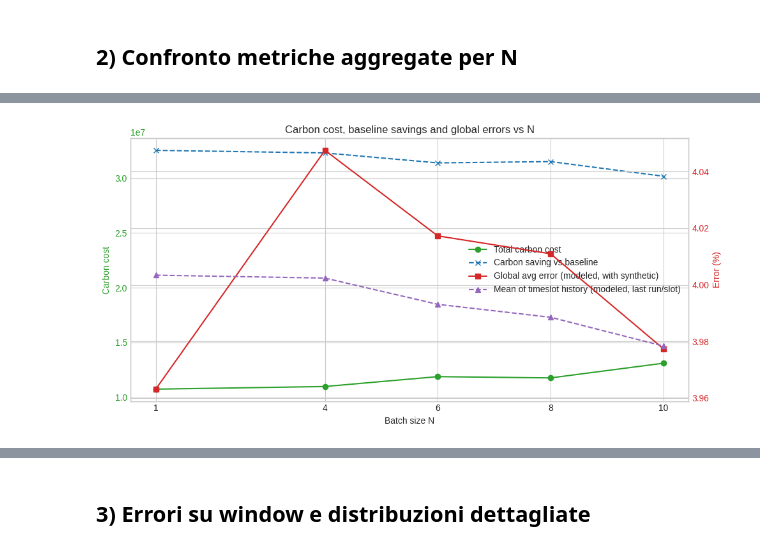
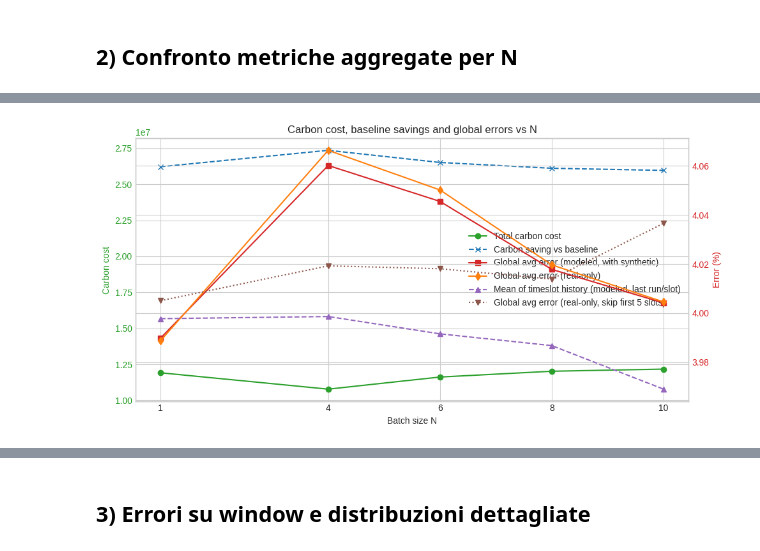
Before and after one commit to frenzis01/carbonshift, a Jupyter notebook: online2/notebooks/nshift_speed_analysis.ipynb, the cells around one changed output, grey strips where cells are left out. Cells and saved outputs as stored; diff of their text form; code cells hidden in the pictures.

```diff
--- a/online2/notebooks/nshift_speed_analysis.ipynb
+++ b/online2/notebooks/nshift_speed_analysis.ipynb
@@ -21,6 +21,9 @@ pd.set_option("display.max_columns", 100)
 TIMELINE_HIGHLIGHT_PLOT_MODE = "both"
 TIMELINE_HIGHLIGHT_DARK_FACTOR = 0.55
 
+
+# Skip first K slots for steady-state error metric (excludes startup transient):
+SKIP_FIRST_K_SLOTS = 5
 STRATEGY_COLORS = {
     "Fast": "#1f77b4",
     "Balanced": "#2ca02c",
@@ -83,6 +91,12 @@ for n in summary_df["batch_size"].tolist():
 threshold = float(scenario["metadata"]["max_error_threshold"])
 total_slots = int(scenario["metadata"]["total_slots"])
 slot_duration = float(scenario["metadata"]["slot_duration_seconds"])
+window_past_decay_slots = int(
+    scenario.get("metadata", {}).get(
+        "error_window_past_decay_slots",
+        getattr(online2_config, "ERROR_WINDOW_PAST_DECAY_SLOTS", 0),
+    )
+)
 
 summary_df
 # %% [output]
@@ -288,6 +303,13 @@ def _history_last_run_per_slot(req_df, timings_df, scenario_payload, total_slots
     w_past = int(scenario_payload["metadata"]["error_window_past"])
     w_future = int(scenario_payload["metadata"]["error_window_future"])
     prehistory = scenario_payload.get("prehistory_slots", [])
+    prehistory_by_slot = {
+        int(p["slot"]): {
+            "count": int(p["request_count"]),
+            "error": float(p["error_per_request"]),
+        }
+        for p in prehistory
+    }
 
     rows = []
     for row in timings_df.sort_values("batch_sequence").itertuples(index=False):
@@ -307,23 +329,51 @@ def _history_last_run_per_slot(req_df, timings_df, scenario_payload, total_slots
         real_sum = float(in_window["error"].sum()) if not in_window.empty else 0.0
         real_cnt = int(len(in_window))
 
+        real_weighted_cnt = 0.0
+        real_weighted_sum = 0.0
+        modeled_weighted_cnt = 0.0
+        modeled_weighted_sum = 0.0
+        for offset in range(1, window_past_decay_slots + 1):
+            decay_slot = window_start_modeled - offset
+            decay_weight = float(window_past_decay_slots - offset + 1) / float(window_past_decay_slots + 1)
+
+            slot_real = state_df[state_df["scheduled_slot"] == decay_slot]["error"]
+            slot_real_cnt = int(len(slot_real))
+            slot_real_sum = float(slot_real.sum()) if slot_real_cnt else 0.0
+            if slot_real_cnt > 0:
+                weighted_real_cnt = float(slot_real_cnt) * decay_weight
+                real_weighted_cnt += weighted_real_cnt
+                real_weighted_sum += (slot_real_sum / float(slot_real_cnt)) * weighted_real_cnt
+
+            slot_modeled_cnt = float(slot_real_cnt)
+            slot_modeled_sum = slot_real_sum
+            pre_info = prehistory_by_slot.get(decay_slot)
+            if pre_info is not None:
+                slot_modeled_cnt += float(pre_info["count"])
+                slot_modeled_sum += float(pre_info["count"]) * float(pre_info["error"])
+            if slot_modeled_cnt > 0.0:
+                weighted_modeled_cnt = slot_modeled_cnt * decay_weight
+                modeled_weighted_cnt += weighted_modeled_cnt
+                modeled_weighted_sum += (slot_modeled_sum / slot_modeled_cnt) * weighted_modeled_cnt
+
         pre_cnt = 0
         pre_sum = 0.0
-        for p in prehistory:
-            p_slot = int(p["slot"])
+        for p_slot, p_info in prehistory_by_slot.items():
             if window_start_modeled <= p_slot <= window_end:
-                p_count = int(p["request_count"])
-                p_err = float(p["error_per_request"])
+                p_count = int(p_info["count"])
+                p_err = float(p_info["error"])
                 pre_cnt += p_count
                 pre_sum += p_count * p_err
 
-        modeled_cnt = real_cnt + pre_cnt
+        real_cnt_effective = float(real_cnt) + real_weighted_cnt
+        real_sum_effective = real_sum + real_weighted_sum
+        modeled_cnt = float(real_cnt + pre_cnt) + modeled_weighted_cnt
         rows.append(
             {
                 "timeslot": current_slot,
                 "run_seq": run_seq,
-                "avg_real": (real_sum / real_cnt) if real_cnt else 0.0,
-                "avg_modeled": ((real_sum + pre_sum) / modeled_cnt) if modeled_cnt else 0.0,
+                "avg_real": (real_sum_effective / real_cnt_effective) if real_cnt_effective > 0.0 else 0.0,
+                "avg_modeled": ((real_sum + pre_sum + modeled_weighted_sum) / modeled_cnt) if modeled_cnt > 0.0 else 0.0,
             }
         )
 
@@ -335,6 +385,7 @@ def _history_last_run_per_slot(req_df, timings_df, scenario_payload, total_slots
 
 summary_for_plot = summary_df.copy()
 history_avg_modeled = []
+global_error_skip_first_k = []
 for n in summary_for_plot["batch_size"].tolist():
     hist = _history_last_run_per_slot(
         per_request_by_n[n].copy(),
@@ -344,7 +395,15 @@ for n in summary_for_plot["batch_size"].tolist():
     )
     history_avg_modeled.append(float(hist["avg_modeled"].mean()) if not hist.empty else 0.0)
 
+    req_local = per_request_by_n[n].copy()
+    req_local["scheduled_slot"] = pd.to_numeric(req_local["scheduled_slot"], errors="coerce")
+    req_local["error"] = pd.to_numeric(req_local["error"], errors="coerce")
+    req_local = req_local.dropna(subset=["scheduled_slot", "error"])
+    req_local = req_local[req_local["scheduled_slot"] >= SKIP_FIRST_K_SLOTS]
+    global_error_skip_first_k.append(float(req_local["error"].mean()) if not req_local.empty else 0.0)
+
 summary_for_plot["history_avg_modeled_last_run"] = history_avg_modeled
+summary_for_plot["global_average_error_skip_first_k"] = global_error_skip_first_k
 
 fig, ax1 = plt.subplots(figsize=(10, 5))
 x = summary_for_plot["batch_size"].astype(int)
@@ -371,39 +430,49 @@ if "carbon_cost_saving_vs_baseline" in summary_for_plot.columns:
 ax1.set_xlabel("Batch size N")
 ax1.set_ylabel("Carbon cost", color="tab:green")
 ax1.tick_params(axis="y", labelcolor="tab:green")
 ax1.set_xticks(x.tolist())
 
 ax2 = ax1.twinx()
 ax2.plot(
     x,
     summary_for_plot["global_average_error"],
     marker="s",
     color="tab:red",
     label="Global avg error (modeled, with synthetic)",
 )
-# if "global_average_error_real" in summary_for_plot.columns:
-#     ax2.plot(
-#         x,
-#         summary_for_plot["global_average_error_real"],
-#         marker="d",
-#         color="tab:orange",
-#         label="Global avg error (real-only)",
-#     )
+if "global_average_error_real" in summary_for_plot.columns:
+    ax2.plot(
+        x,
+        summary_for_plot["global_average_error_real"],
+        marker="d",
+        color="tab:orange",
+        label="Global avg error (real-only)",
+    )
 ax2.plot(
     x,
     summary_for_plot["history_avg_modeled_last_run"],
     marker="^",
     linestyle="--",
     color="tab:purple",
     label="Mean of timeslot history (modeled, last run/slot)",
+
 )
+if SKIP_FIRST_K_SLOTS > 0:
+    ax2.plot(
+        x,
+        summary_for_plot["global_average_error_skip_first_k"],
+        marker="v",
+        color="tab:brown",
+        linestyle=":",
+        label=f"Global avg error (real-only, skip first {SKIP_FIRST_K_SLOTS} slots)",
+    )
 ax2.set_ylabel("Error (%)", color="tab:red")
 ax2.tick_params(axis="y", labelcolor="tab:red")
 
 lines1, labels1 = ax1.get_legend_handles_labels()
 lines2, labels2 = ax2.get_legend_handles_labels()
 ax1.legend(lines1 + lines2, labels1 + labels2, loc="best")
 ax1.set_title("Carbon cost, baseline savings and global errors vs N")
 plt.tight_layout()
 # %% [output]
-[figure, old version]
+[figure, new version]
```
Also changed, not shown: parts of 13 cells of this notebook, 11 other files.
